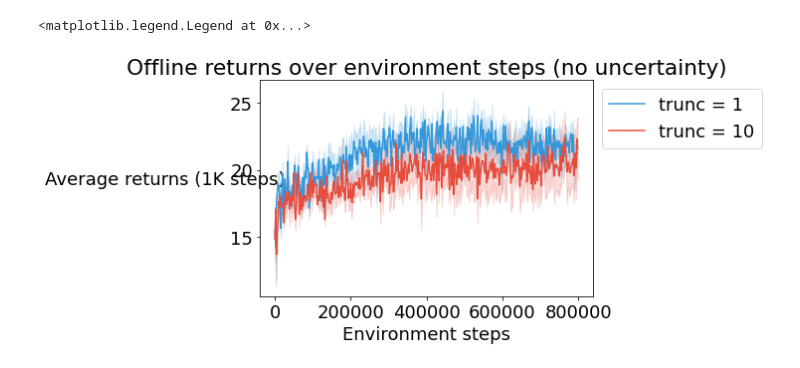
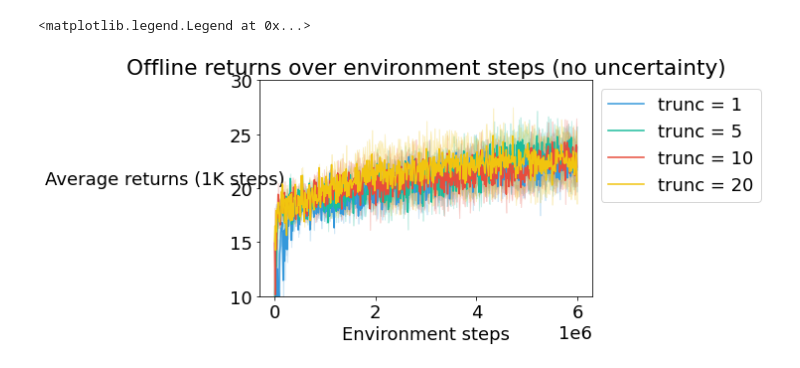
Before and after one commit to taodav/aux-inputs, a Jupyter notebook: analysis/plot_results_uf8_cnn.ipynb, the cells around one changed output. Drawn from its saved outputs; the diff is of its cells as text; code cells hidden in the pictures.

```diff
--- a/analysis/plot_results_uf8_cnn.ipynb
+++ b/analysis/plot_results_uf8_cnn.ipynb
@@ -94,11 +97,37 @@ def process_dir(dir_path, split_by, w=10):
 
     return all_results
 # %%
-def group_by(dataset, key, label_head, arrayify=True):
+def group_by(dataset, key, label_head, groups=None, add_labels=None):
     grouped_data = {}
     for args, d in dataset.items():
         key_val = getattr(args, key)
-        full_label = label_head + f'_{key}_{key_val}'
+
+        if groups is not None:
+            assert add_labels is not None and len(add_labels) == len(groups)
+            full_label = label_head
+            grouped = False
+            none_idx = None
+
+            for i, g in enumerate(groups):
+                add_label = False
+
+                if g is not None and key_val in g:
+                    if add_labels[i] is not None:
+                        full_label += f'_{add_labels[none_idx]}'
+                    grouped = True
+                    break
+                elif g is None:
+                    none_idx = i
+
+            if not grouped:
+                if none_idx is None:
+                    print(f"skipping {key_val}")
+                else:
+                    if add_labels[i] is not None:
+                        full_label += f'_{add_labels[none_idx]}'
+        else:
+            full_label = label_head + f'_{key}_{key_val}'
+
         if full_label not in grouped_data:
             grouped_data[full_label] = {}
 
@@ -116,10 +145,13 @@ steps_per_eval = arg_example['offline_eval_freq']
 # %%
 key = 'uncertainty_decay'
 split_files = [f'uf{level}m_cnn', f'uf{level}m_cnn_lstm']
+unc_decay_groups = [[1.], None]
+additional_labels = [None, 'unc']
+
 new_raw = {}
 
 for split_file in split_files:
-    new_grouped = group_by(raw_data[split_file], key, split_file)
+    new_grouped = group_by(raw_data[split_file], key, split_file, groups=unc_decay_groups, add_labels=additional_labels)
     for k, v in new_grouped.items():
         new_raw[k] = v
 
@@ -298,7 +331,7 @@ for split_file in split_files:
 max_overs_trunc = {}
 
 for g, v in trunc_raw.items():
-    max_overs_trunc[g] = get_eps_max_over(v, eps_max_over=100)
+    max_overs_trunc[g] = get_eps_max_over(v, eps_max_over=500)
 # %%
 # Get the best hyperparams based on the final 100 episodes
 all_best_trunc = {}
@@ -335,35 +371,39 @@ for key, v in all_best_trunc.items():
 # %%
 # with trunc
 
 plot_info_trunc = {
     f'uf{level}m_cnn_lstm_trunc_1': {'color': peter_river, 'label': 'trunc = 1'},
-#     f'uf{level}m_cnn_lstm_trunc_5': {'color': turquoise, 'label': 'trunc = 5'},
-    f'uf{level}m_cnn_lstm_trunc_10': {'color': alizarin, 'label': 'trunc = 10'}
+    f'uf{level}m_cnn_lstm_trunc_5': {'color': turquoise, 'label': 'trunc = 5'},
+    f'uf{level}m_cnn_lstm_trunc_10': {'color': alizarin, 'label': 'trunc = 10'},
+#     f'uf{level}m_cnn_lstm_trunc_15': {'color': turquoise, 'label': 'trunc = 15'},
+    f'uf{level}m_cnn_lstm_trunc_20': {'color': sunflower, 'label': 'trunc = 20'}
+
 }
 
 fig, ax = plt.figure(), plt.axes()
 
 
 for k, info in plot_info_trunc.items():
     data = all_mapped_data_trunc[k]
     key = info['label']
     color = info['color']
     x = np.arange(data.shape[1]) * steps_per_eval
 
     means = data.mean(axis=0)
     std_err = data.std(axis=0) / np.sqrt(data.shape[0])
 
     ax.plot(x, means, label=key, color=color)
     plt.fill_between(x, means - std_err, means + std_err,
                          color=color, alpha=0.2)
+ax.set_ylim(10, 30)
 
 ax.set_xlabel('Environment steps')
 ax.set_ylabel(f"Average returns (1K steps)", rotation=0, labelpad=65)
 ax.set_title(f'Offline returns over environment steps (no uncertainty)')
 plt.legend(bbox_to_anchor=(1.00, 1), loc='upper left')
 # %% [output]
 <matplotlib.legend.Legend at 0x...>
-[figure, old version]
+[figure, new version]
 # %%
 fig, ax = plt.figure(), plt.axes()
 
```
Also changed, not shown: parts of 11 cells of this notebook, 18 other files.
